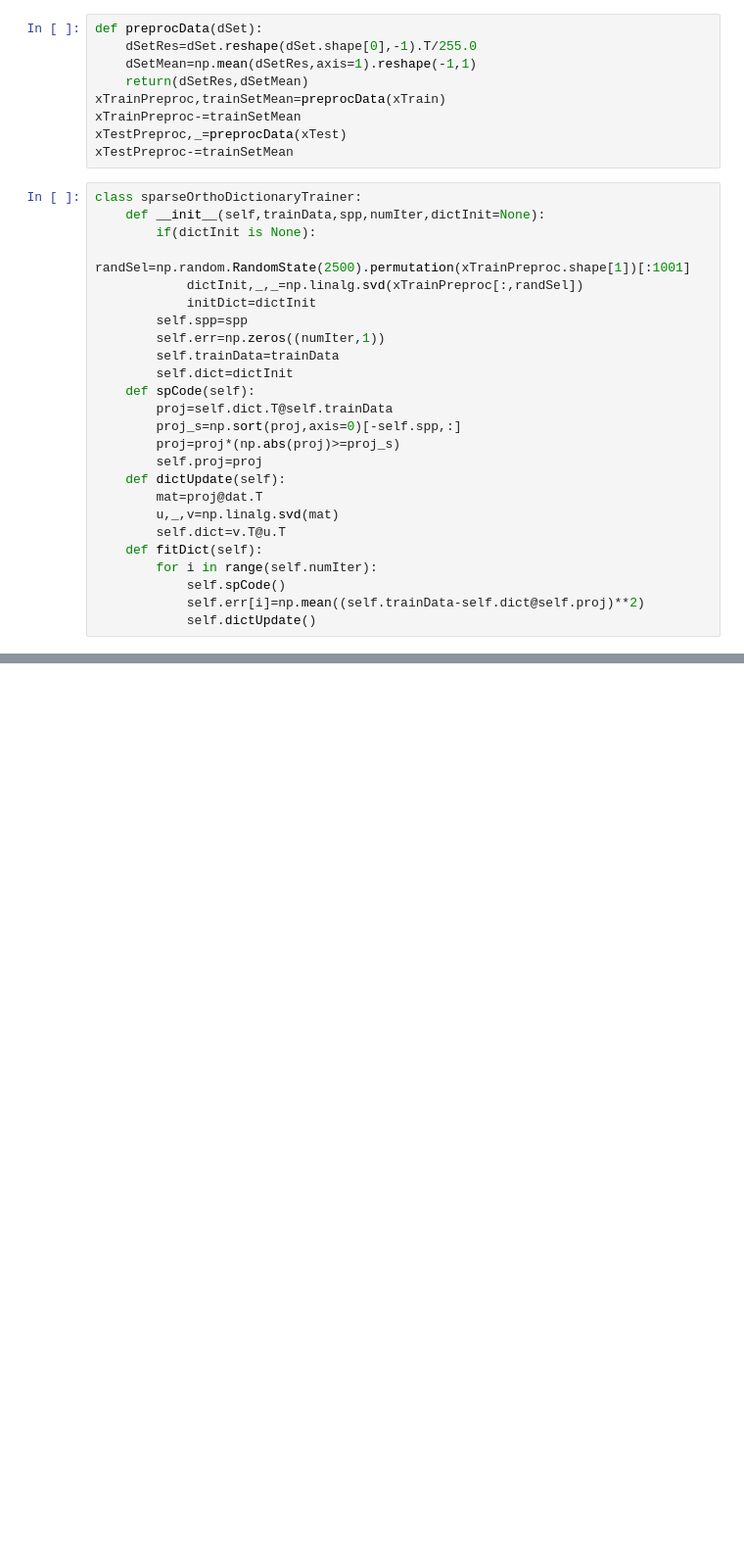
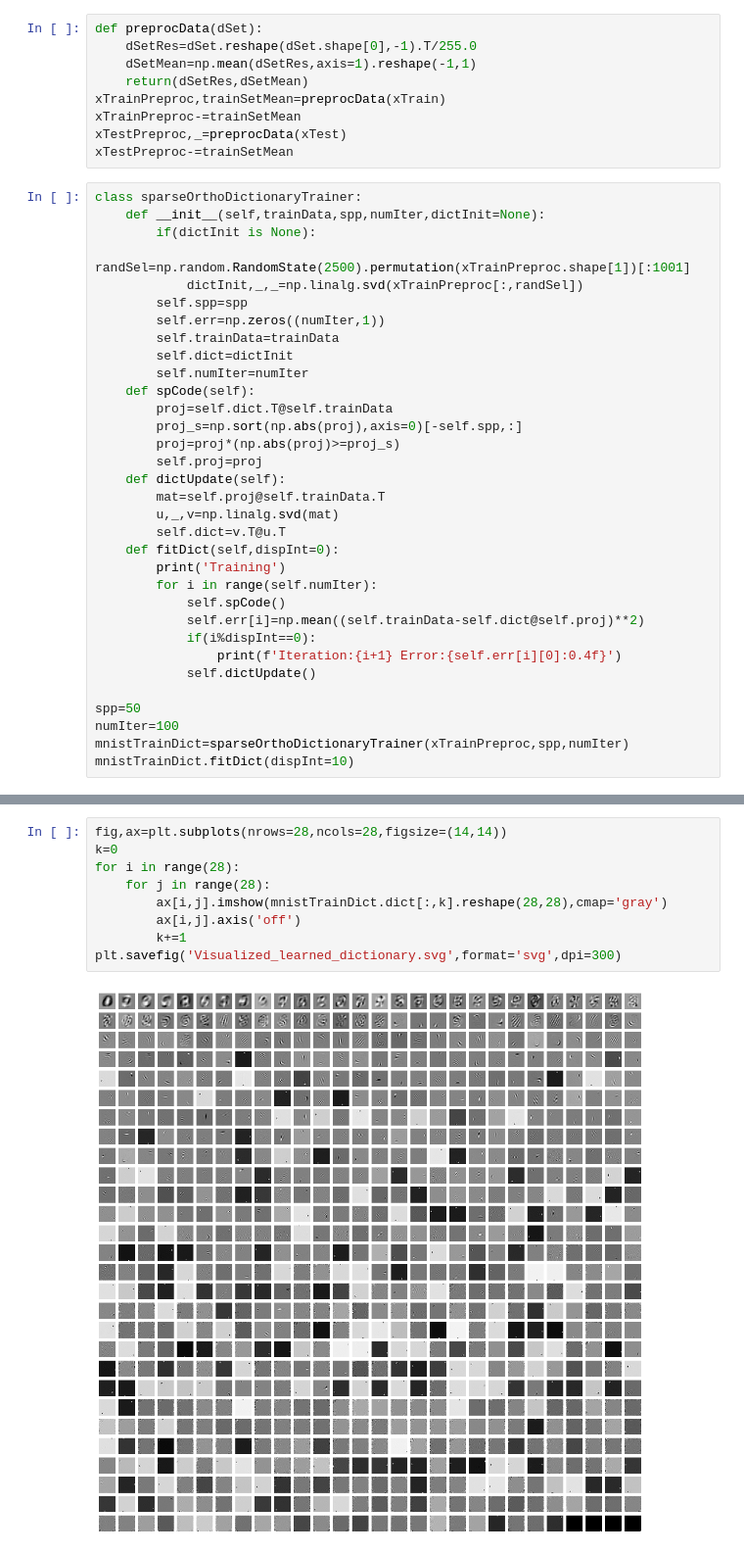
Before and after one commit to Sushanthgs/SparseDomainGenMod, a Jupyter notebook: OrthTransformCode.ipynb, the cells around one changed output, grey strips where cells are left out. Shown at 98% size. Drawn from its saved outputs; the diff is of its cells as text; blank space fills up the shorter version.

```diff
--- a/OrthTransformCode.ipynb
+++ b/OrthTransformCode.ipynb
@@ -19,22 +19,30 @@ class sparseOrthoDictionaryTrainer:
         if(dictInit is None):
             randSel=np.random.RandomState(2500).permutation(xTrainPreproc.shape[1])[:1001]
             dictInit,_,_=np.linalg.svd(xTrainPreproc[:,randSel])
-            initDict=dictInit
         self.spp=spp
         self.err=np.zeros((numIter,1))
         self.trainData=trainData
         self.dict=dictInit
+        self.numIter=numIter
     def spCode(self):
         proj=self.dict.T@self.trainData
-        proj_s=np.sort(proj,axis=0)[-self.spp,:]
+        proj_s=np.sort(np.abs(proj),axis=0)[-self.spp,:]
         proj=proj*(np.abs(proj)>=proj_s)
         self.proj=proj
     def dictUpdate(self):
-        mat=proj@dat.T
+        mat=self.proj@self.trainData.T
         u,_,v=np.linalg.svd(mat)
         self.dict=v.T@u.T
-    def fitDict(self):
+    def fitDict(self,dispInt=0):
+        print('Training')
         for i in range(self.numIter):
             self.spCode()
             self.err[i]=np.mean((self.trainData-self.dict@self.proj)**2)
+            if(i%dispInt==0):
+                print(f'Iteration:{i+1} Error:{self.err[i][0]:0.4f}')
             self.dictUpdate()
+
+spp=50
+numIter=100
+mnistTrainDict=sparseOrthoDictionaryTrainer(xTrainPreproc,spp,numIter)
+mnistTrainDict.fitDict(dispInt=10)
@@ -40,0 +61,11 @@ class sparseOrthoDictionaryTrainer:
+# %%
+fig,ax=plt.subplots(nrows=28,ncols=28,figsize=(14,14))
+k=0
+for i in range(28):
+    for j in range(28):
+        ax[i,j].imshow(mnistTrainDict.dict[:,k].reshape(28,28),cmap='gray')
+        ax[i,j].axis('off')
+        k+=1
+plt.savefig('Visualized_learned_dictionary.svg',format='svg',dpi=300)
+# %% [output]
+[figure, added]
```
Also changed, not shown: parts of 3 cells of this notebook, 1 other file.
